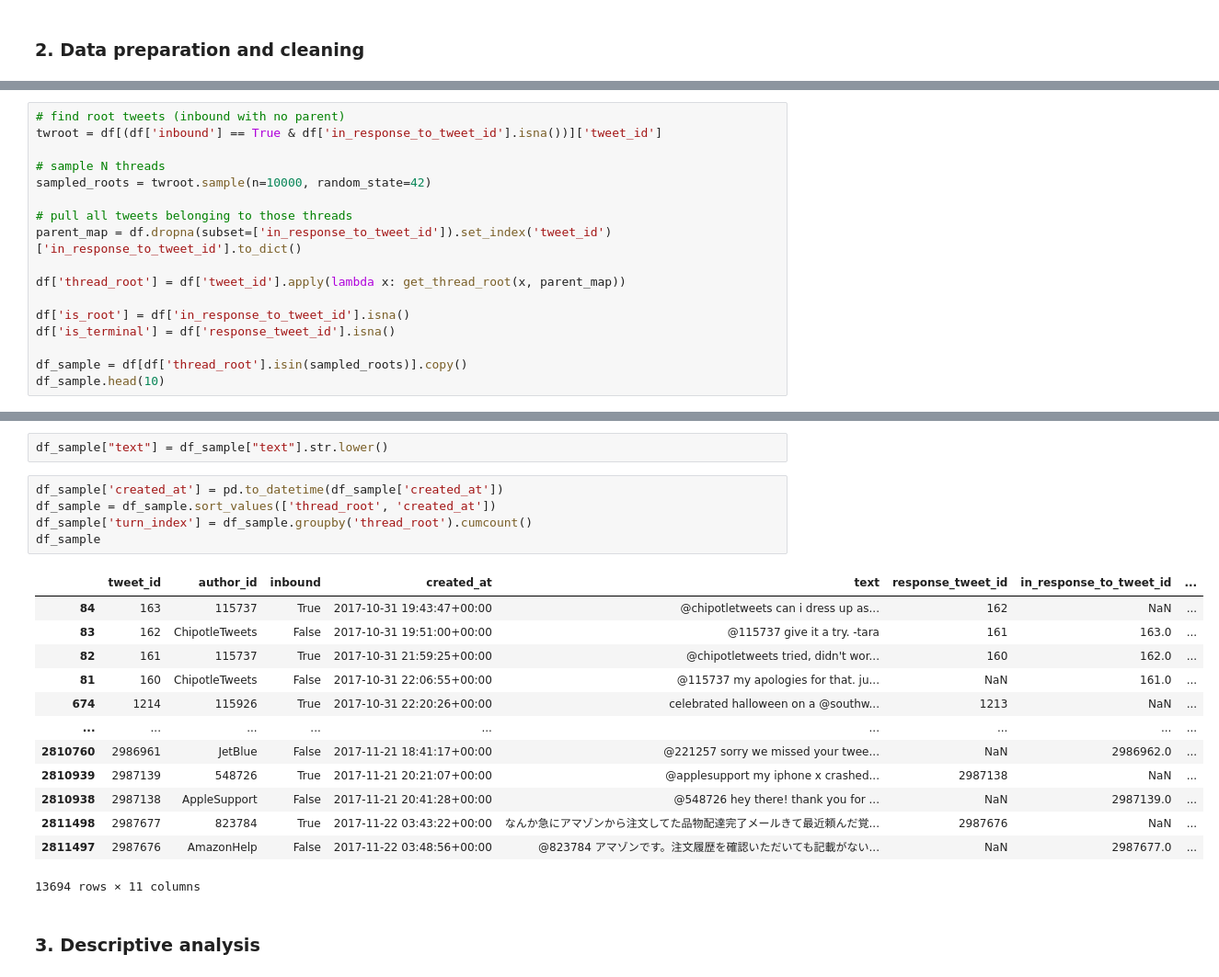
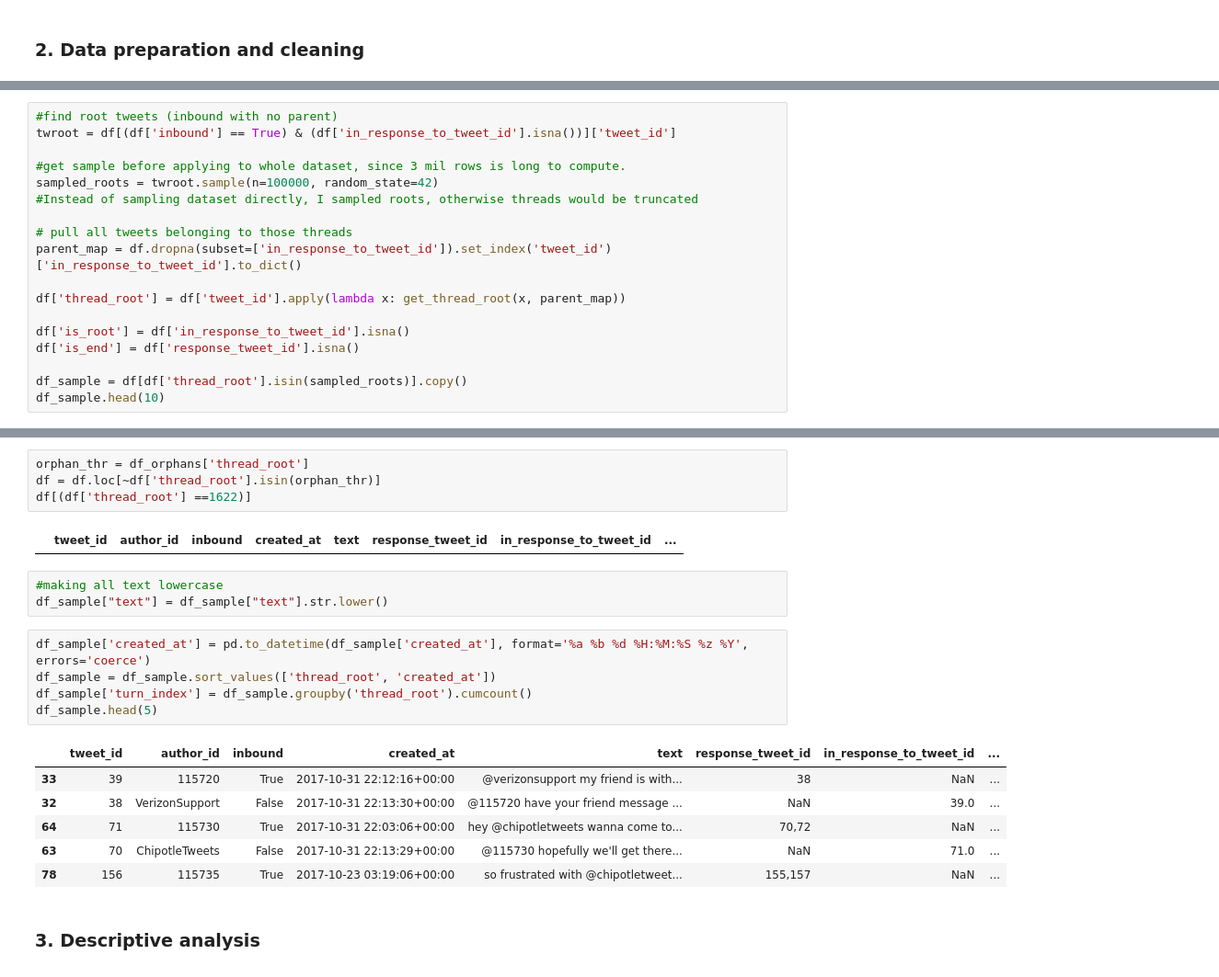
Before and after one commit to rudimentos/Social-Media_Machine-Learning_project, a Jupyter notebook: twcs_jyp.ipynb, the cells around one changed output, grey strips where cells are left out. Shown at 92% size. Cells and saved outputs as stored; diff of their text form.

```diff
--- a/twcs_jyp.ipynb
+++ b/twcs_jyp.ipynb
@@ -47,9 +52,10 @@ def get_thread_root(tweet_id, parent_map):
 # %%
-# find root tweets (inbound with no parent)
-twroot = df[(df['inbound'] == True & df['in_response_to_tweet_id'].isna())]['tweet_id']
+#find root tweets (inbound with no parent)
+twroot = df[(df['inbound'] == True) & (df['in_response_to_tweet_id'].isna())]['tweet_id']
 
-# sample N threads
-sampled_roots = twroot.sample(n=10000, random_state=42)
+#get sample before applying to whole dataset, since 3 mil rows is long to compute.
+sampled_roots = twroot.sample(n=100000, random_state=42)
+#Instead of sampling dataset directly, I sampled roots, otherwise threads would be truncated
 
 # pull all tweets belonging to those threads
 parent_map = df.dropna(subset=['in_response_to_tweet_id']).set_index('tweet_id')['in_response_to_tweet_id'].to_dict()
@@ -57,7 +63,7 @@ parent_map = df.dropna(subset=['in_response_to_tweet_id']).set_index('tweet_id')
 df['thread_root'] = df['tweet_id'].apply(lambda x: get_thread_root(x, parent_map))
 
 df['is_root'] = df['in_response_to_tweet_id'].isna()
-df['is_terminal'] = df['response_tweet_id'].isna()
+df['is_end'] = df['response_tweet_id'].isna()
 
 df_sample = df[df['thread_root'].isin(sampled_roots)].copy()
 df_sample.head(10)
@@ -76,24 +106,24 @@ df_sample.head(10)
+# %%
+orphan_thr = df_orphans['thread_root']
+df = df.loc[~df['thread_root'].isin(orphan_thr)]
+df[(df['thread_root'] ==1622)]
+# %% [output]
+|  | tweet_id | author_id | inbound | created_at | text | response_tweet_id | in_response_to_tweet_id | ... |
 # %%
+#making all text lowercase
 df_sample["text"] = df_sample["text"].str.lower()
 # %%
-df_sample['created_at'] = pd.to_datetime(df_sample['created_at'])
+df_sample['created_at'] = pd.to_datetime(df_sample['created_at'], format='%a %b %d %H:%M:%S %z %Y', errors='coerce')
 df_sample = df_sample.sort_values(['thread_root', 'created_at'])
 df_sample['turn_index'] = df_sample.groupby('thread_root').cumcount()
-df_sample
+df_sample.head(5)
 # %% [output]
 |  | tweet_id | author_id | inbound | created_at | text | response_tweet_id | in_response_to_tweet_id | ... |
-| 84 | 163 | 115737 | True | 2017-10-31 19:43:47+00:00 | @chipotletweets can i dress up as... | 162 | NaN | ... |
-| 83 | 162 | ChipotleTweets | False | 2017-10-31 19:51:00+00:00 | @115737 give it a try. -tara | 161 | 163.0 | ... |
-| 82 | 161 | 115737 | True | 2017-10-31 21:59:25+00:00 | @chipotletweets tried, didn't wor... | 160 | 162.0 | ... |
-| 81 | 160 | ChipotleTweets | False | 2017-10-31 22:06:55+00:00 | @115737 my apologies for that. ju... | NaN | 161.0 | ... |
-| 674 | 1214 | 115926 | True | 2017-10-31 22:20:26+00:00 | celebrated halloween on a @southw... | 1213 | NaN | ... |
-| ... | ... | ... | ... | ... | ... | ... | ... | ... |
-| 2810760 | 2986961 | JetBlue | False | 2017-11-21 18:41:17+00:00 | @221257 sorry we missed your twee... | NaN | 2986962.0 | ... |
-| 2810939 | 2987139 | 548726 | True | 2017-11-21 20:21:07+00:00 | @applesupport my iphone x crashed... | 2987138 | NaN | ... |
-| 2810938 | 2987138 | AppleSupport | False | 2017-11-21 20:41:28+00:00 | @548726 hey there! thank you for ... | NaN | 2987139.0 | ... |
-| 2811498 | 2987677 | 823784 | True | 2017-11-22 03:43:22+00:00 | なんか急にアマゾンから注文してた品物配達完了メールきて最近頼んだ覚... | 2987676 | NaN | ... |
-| 2811497 | 2987676 | AmazonHelp | False | 2017-11-22 03:48:56+00:00 | @823784 アマゾンです。注文履歴を確認いただいても記載がない... | NaN | 2987677.0 | ... |
+| 33 | 39 | 115720 | True | 2017-10-31 22:12:16+00:00 | @verizonsupport my friend is with... | 38 | NaN | ... |
+| 32 | 38 | VerizonSupport | False | 2017-10-31 22:13:30+00:00 | @115720 have your friend message ... | NaN | 39.0 | ... |
+| 64 | 71 | 115730 | True | 2017-10-31 22:03:06+00:00 | hey @chipotletweets wanna come to... | 70,72 | NaN | ... |
+| 63 | 70 | ChipotleTweets | False | 2017-10-31 22:13:29+00:00 | @115730 hopefully we'll get there... | NaN | 71.0 | ... |
+| 78 | 156 | 115735 | True | 2017-10-23 03:19:06+00:00 | so frustrated with @chipotletweet... | 155,157 | NaN | ... |
-13694 rows × 11 columns
 # %% [markdown]
 ### 3. Descriptive analysis
 # %%
```
Also changed, not shown: parts of 23 cells of this notebook.
